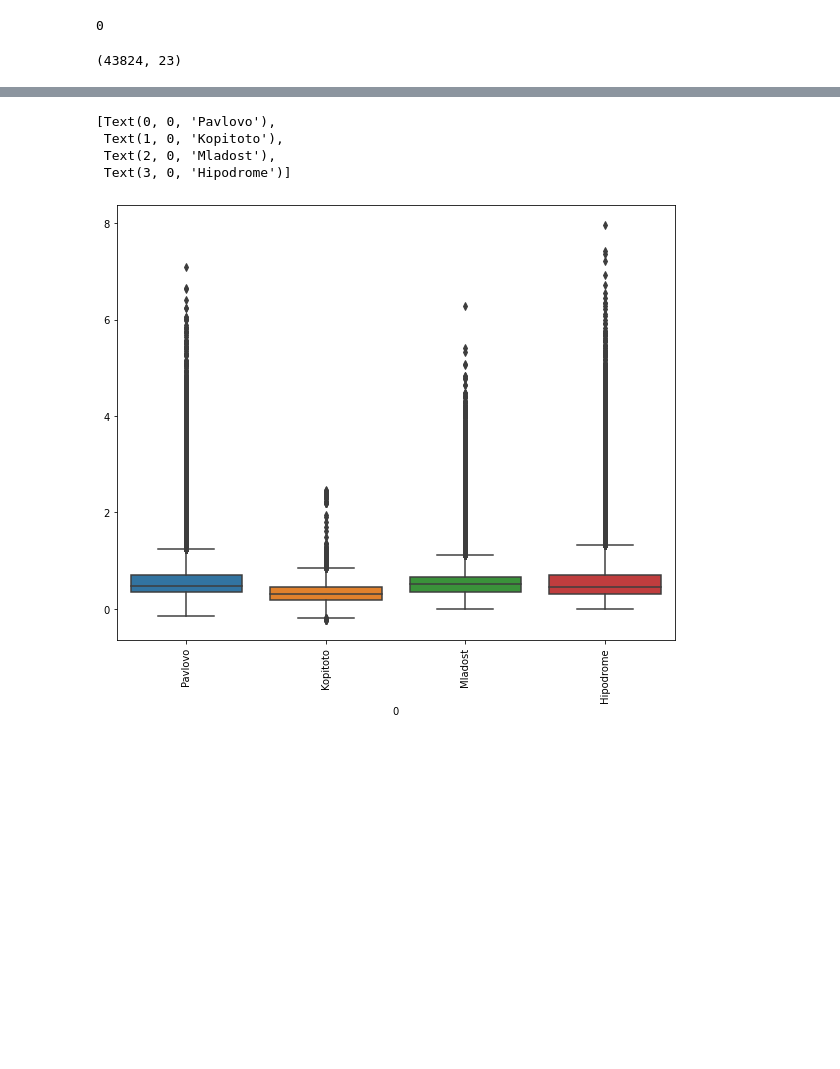
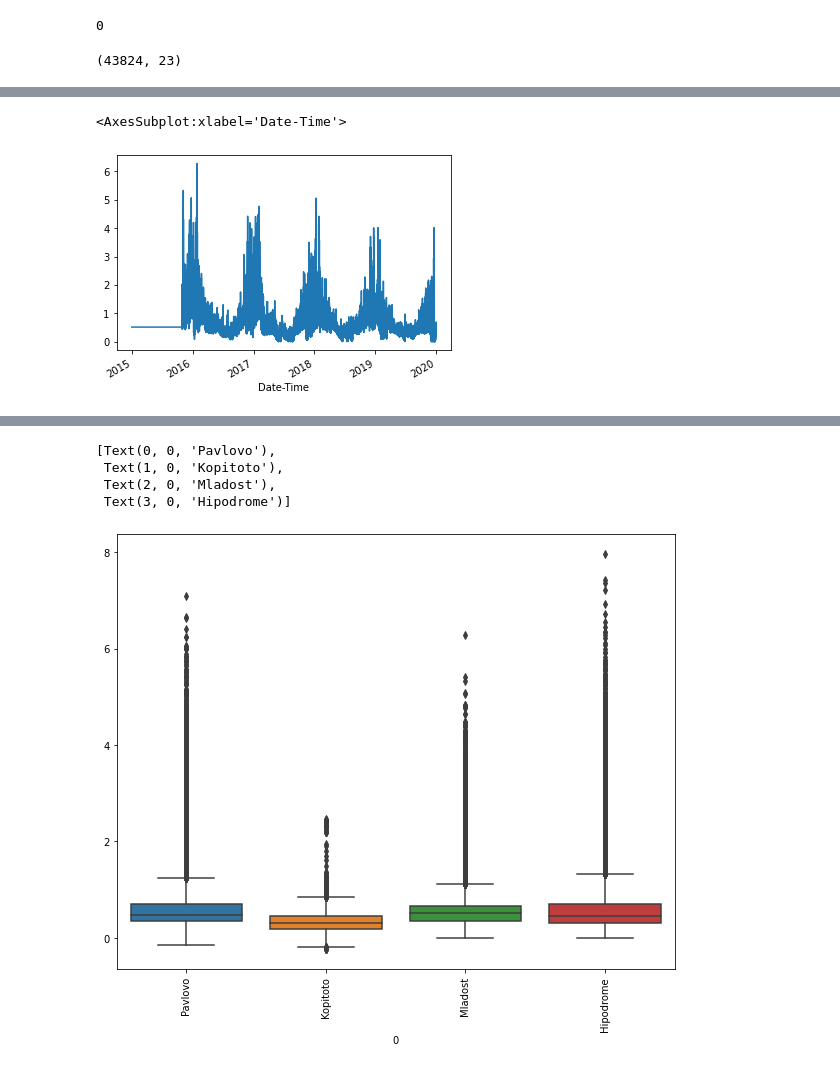
Before and after one commit to TsvetoslavVasev/BIgDataCourseProject, a Jupyter notebook: SofiaAirQuality.ipynb, the cells around one changed output, grey strips where cells are left out. Drawn from its saved outputs; the diff is of its cells as text; code cells hidden in the pictures; blank space fills up the shorter version.

Commit message:
Added date for 2015 Mladost

```diff
--- a/SofiaAirQuality.ipynb
+++ b/SofiaAirQuality.ipynb
@@ -389,3 +383,9 @@ air_quality_df.head()
 | 4 | 2015-01-01 05:00:00 | 1.28 | 0.24 | 0.51 | 1.72 | 86.910004 | 12.66 | 36.880001 | ... |
 # %%
 air_quality_df.to_csv('./datasets/clean-air-quality.csv', index = False)
+# %%
+date_indexed_air_quality = air_quality_df.set_index('Date-Time')
+date_indexed_air_quality['Mladost-CO'].plot()
+# %% [output]
+<AxesSubplot:xlabel='Date-Time'>
+[figure, added]
```
Also changed, not shown: parts of 6 cells of this notebook.
